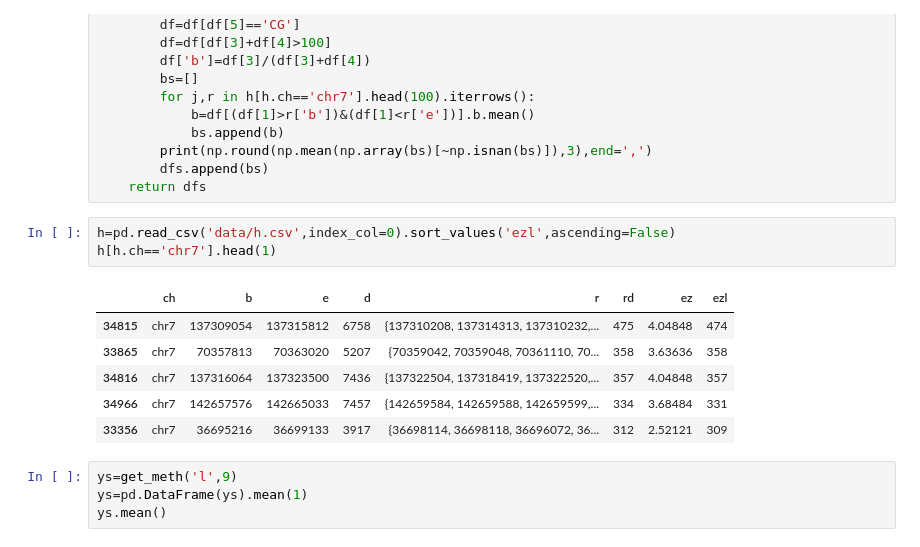
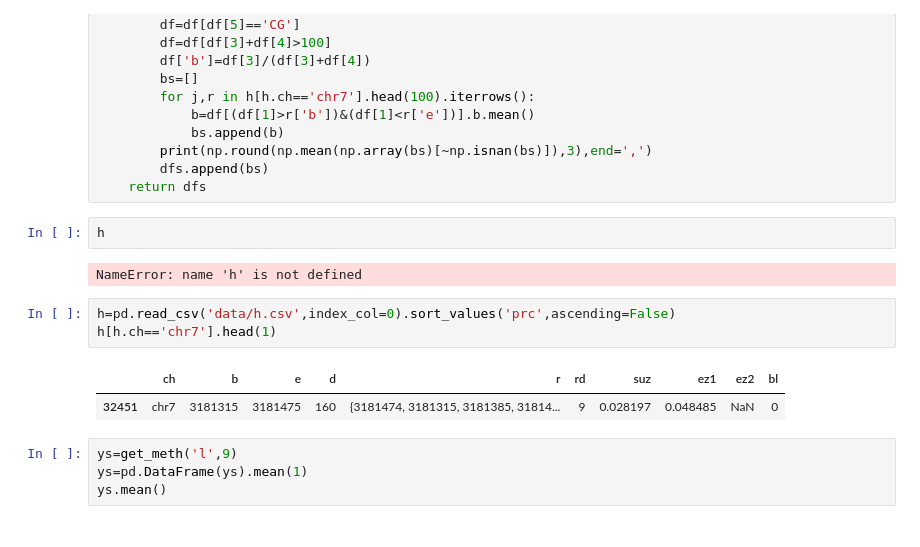
Before and after one commit to moqri/emi, a Jupyter notebook: mice/pad.ipynb, the cells around one changed output. Drawn from its saved outputs; the diff is of its cells as text.

```diff
--- a/mice/pad.ipynb
+++ b/mice/pad.ipynb
@@ -23,16 +23,16 @@ def get_meth(tissue,age):
         print(np.round(np.mean(np.array(bs)[~np.isnan(bs)]),3),end=',')
         dfs.append(bs)
     return dfs
+# %%
+h
+# %% [output]
+NameError: name 'h' is not defined
 # %%
-h=pd.read_csv('data/h.csv',index_col=0).sort_values('ezl',ascending=False)
+h=pd.read_csv('data/h.csv',index_col=0).sort_values('prc',ascending=False)
 h[h.ch=='chr7'].head(1)
 # %% [output]
-|  | ch | b | e | d | r | rd | ez | ezl |
-| 34815 | chr7 | 137309054 | 137315812 | 6758 | {137310208, 137314313, 137310232,... | 475 | 4.04848 | 474 |
-| 33865 | chr7 | 70357813 | 70363020 | 5207 | {70359042, 70359048, 70361110, 70... | 358 | 3.63636 | 358 |
-| 34816 | chr7 | 137316064 | 137323500 | 7436 | {137322504, 137318419, 137322520,... | 357 | 4.04848 | 357 |
-| 34966 | chr7 | 142657576 | 142665033 | 7457 | {142659584, 142659588, 142659599,... | 334 | 3.68484 | 331 |
-| 33356 | chr7 | 36695216 | 36699133 | 3917 | {36698114, 36698118, 36696072, 36... | 312 | 2.52121 | 309 |
+|  | ch | b | e | d | r | rd | suz | ez1 | ez2 | bl |
+| 32451 | chr7 | 3181315 | 3181475 | 160 | {3181474, 3181315, 3181385, 31814... | 9 | 0.028197 | 0.048485 | NaN | 0 |
 # %%
 ys=get_meth('l',9)
 ys=pd.DataFrame(ys).mean(1)
```
Also changed, not shown: 5 other files.
